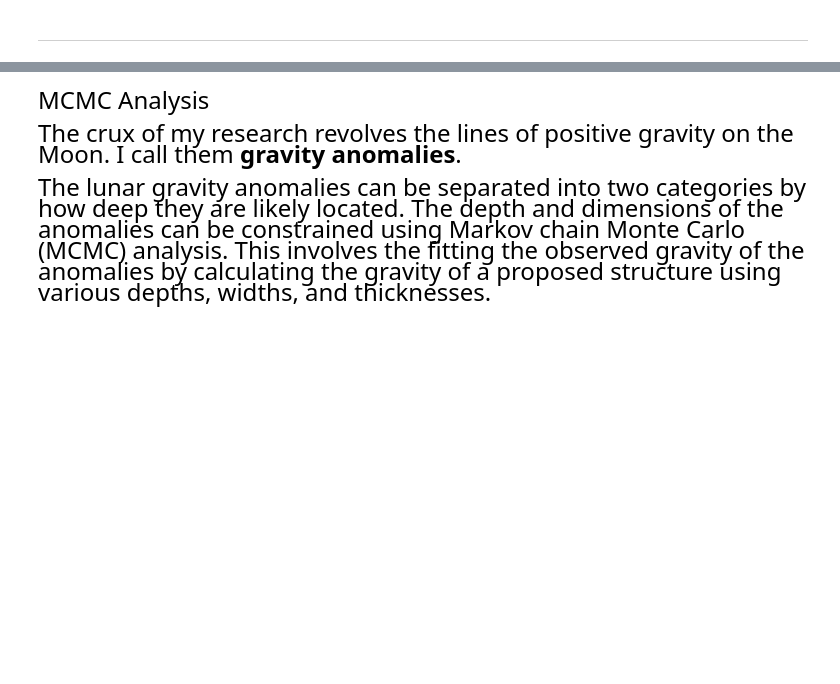
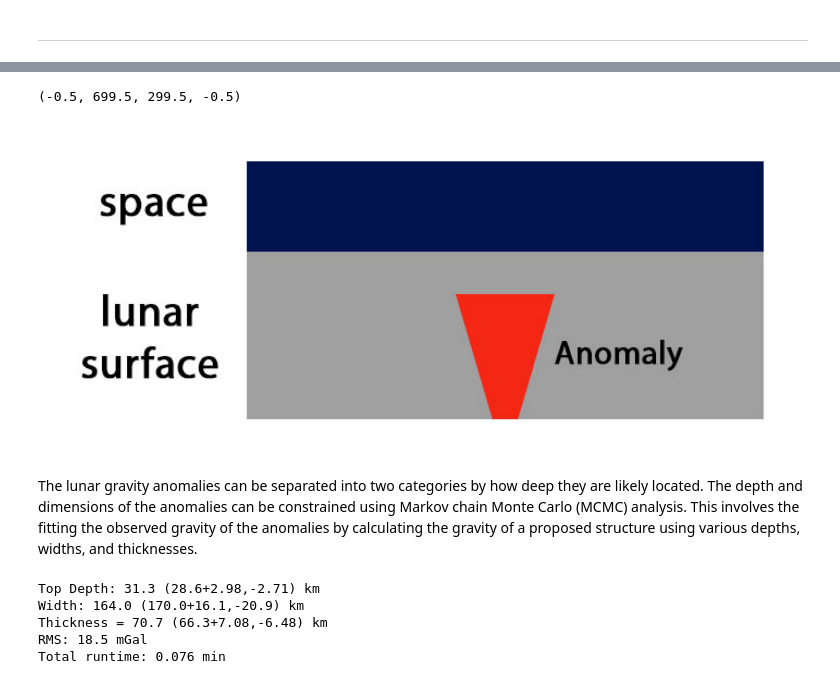
Before and after one commit to wliang463/lunar_data_analysis, a Jupyter notebook: Analysis of the Lunar Gravity Dataset.ipynb, the cells around one changed output, grey strips where cells are left out. Drawn from its saved outputs; the diff is of its cells as text; code cells hidden in the pictures; blank space fills up the shorter version.

```diff
--- a/Analysis of the Lunar Gravity Dataset.ipynb
+++ b/Analysis of the Lunar Gravity Dataset.ipynb
@@ -125,8 +127,30 @@ Instead, we see examples of plate tectonics in this gravity map, where new plate
+# %%
+from PIL import Image
+import matplotlib.pyplot as plt
+
+# Open an image file
+img = Image.open('anomaly_demo.jpg')
+
+# Display the image
+plt.figure(figsize=(20,10))
+ax = plt.axes([0, 0.05, 0.9, 0.9 ])
+fig = plt.imshow(img)
+
+
+ax.axis('off')
+# %% [output]
+(-0.5, 699.5, 299.5, -0.5)
+[figure, added]
 # %% [markdown]
-<font size="5">
-
-MCMC Analysis
-
-The crux of my research revolves the lines of positive gravity on the Moon. I call them **gravity anomalies**.
-
 The lunar gravity anomalies can be separated into two categories by how deep they are likely located. The depth and dimensions of the anomalies can be constrained using Markov chain Monte Carlo (MCMC) analysis. This involves the fitting the observed gravity of the anomalies by calculating the gravity of a proposed structure using various depths, widths, and thicknesses.
+# %%
+iterations = 50 #ideally >1000
+# run MCMC code (see mcmc_demo.py)
+from mcmc_demo import mcmc
+mcmc(iterations)
+# %% [output]
+Top Depth: 31.3 (28.6+2.98,-2.71) km
+Width: 164.0 (170.0+16.1,-20.9) km
+Thickness = 70.7 (66.3+7.08,-6.48) km
+RMS: 18.5 mGal
+Total runtime: 0.076 min
```
Also changed, not shown: parts of 4 cells of this notebook, 11 other files.
